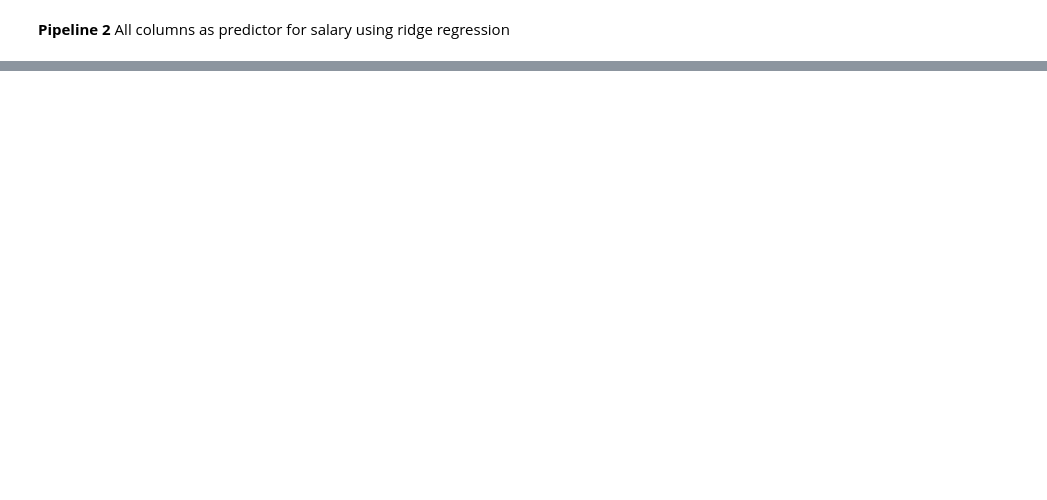
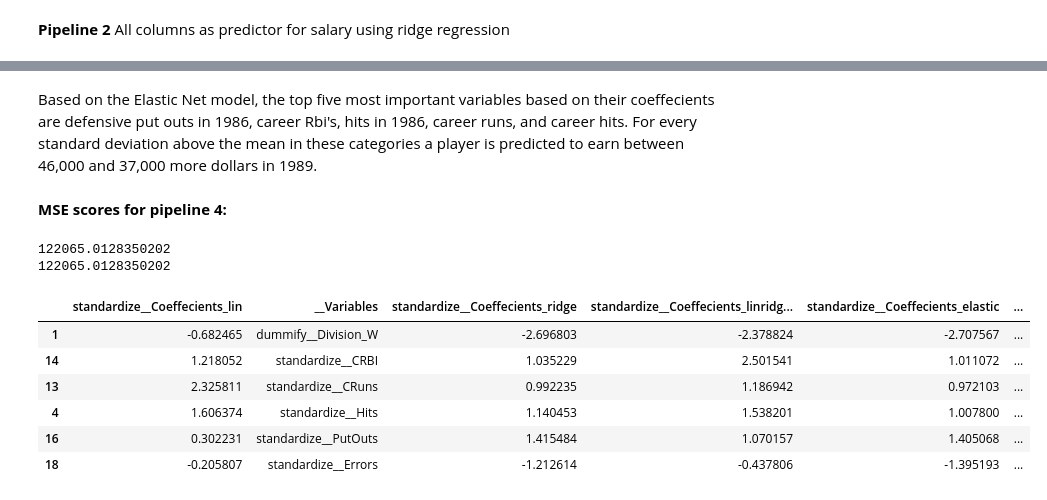
Before and after one commit to davisbove/GSB_544, a Jupyter notebook: Lab_6/lab_6.ipynb, the cells around one changed output, grey strips where cells are left out. Drawn from its saved outputs; the diff is of its cells as text; code cells hidden in the pictures; blank space fills up the shorter version.

```diff
--- a/Lab_6/lab_6.ipynb
+++ b/Lab_6/lab_6.ipynb
@@ -110,0 +119,5 @@ All columns as predictor for salary using ridge regression
+# %%
+pipeline_2_best = Pipeline(
+    [("preprocessing", ct_1),
+    ("Regression", Ridge(alpha= 100))]
+).set_output(transform= "pandas")
@@ -110,0 +227,11 @@ All columns as predictor for salary using ridge regression
+# %%
+pipeline_4_best = Pipeline(
+    [("preprocessing", ct_1),
+    ("Regression", ElasticNet(alpha= 1, l1_ratio= 0.25))]
+).set_output(transform= "pandas")
+
+#fitting to full dataset
+pipeline_4_fitted = pipeline_4_best.fit(X, y)
+coeff_4 = pipeline_4_fitted.named_steps['Regression'].coef_
+important_variables_elastic_net = pd.DataFrame({"Variables" : variable, "Coeffecients" : coeff_4, "Absolute Value" : abs(coeff_4)})
+important_variables_elastic_net.sort_values("Absolute Value", ascending= False).head()
@@ -110,0 +245,48 @@ All columns as predictor for salary using ridge regression
+# %% [markdown]
+Based on the Elastic Net model, the top five most important variables based on their coeffecients are defensive put outs in 1986, career Rbi's, hits in 1986, career runs, and career hits. For every standard deviation above the mean in these categories a player is predicted to earn between 46,000 and 37,000 more dollars in 1989.
+# %% [markdown]
+**MSE scores for pipeline 4:**
+# %%
+scores_4= - cross_val_score(pipeline_4_best, X, y, cv=5, scoring='neg_mean_squared_error')
+pipeline_4_MSE = scores_4.mean()
+print(pipeline_4_MSE)
+# %% [output]
+122065.0128350202
+122065.0128350202
+# %%
+#comparing important variables across datasets, first must standardize the coeffecients to compare variable effects across models
+
+Standardize = ColumnTransformer(
+    [
+    ("standardize", StandardScaler(), ["Coeffecients"]),
+    ("", FunctionTransformer(None), ["Variables"])
+    ], remainder= "drop"
+).set_output(transform= "pandas")
+# %%
+variables_std = Standardize.fit_transform(important_variables)
+variables_ridge_std= Standardize.fit_transform(important_variables_ridge)
+variables_lasso_std = Standardize.fit_transform(important_variables_lasso)
+variables_elastic_std = Standardize.fit_transform(important_variables_elastic_net)
+# %%
+#joining dataset
+all_variables_std = (
+    variables_std.merge(variables_ridge_std, on="__Variables", suffixes=('_lin', '_ridge'))
+       .merge(variables_lasso_std, on="__Variables", suffixes=('_linridge', '_lasso'))
+       .merge(variables_elastic_std, on="__Variables", suffixes=('_linridgelasso', '_elastic'))
+)
+
+
+all_variables_std["sum"]= ( all_variables_std["standardize__Coeffecients_lin"].abs()
+    + all_variables_std["standardize__Coeffecients_ridge"].abs()
+    + all_variables_std["standardize__Coeffecients_linridgelasso"].abs()
+    + all_variables_std["standardize__Coeffecients_elastic"].abs())
+all_variables_std.sort_values("sum", ascending=False).head(6)
+#this shows that CRBIs is the single most valuable numeric variable, while division is the most valuable categorical.
+# %% [output]
+|  | standardize__Coeffecients_lin | __Variables | standardize__Coeffecients_ridge | standardize__Coeffecients_linridg... | standardize__Coeffecients_elastic | ... |
+| 1 | -0.682465 | dummify__Division_W | -2.696803 | -2.378824 | -2.707567 | ... |
+| 14 | 1.218052 | standardize__CRBI | 1.035229 | 2.501541 | 1.011072 | ... |
+| 13 | 2.325811 | standardize__CRuns | 0.992235 | 1.186942 | 0.972103 | ... |
+| 4 | 1.606374 | standardize__Hits | 1.140453 | 1.538201 | 1.007800 | ... |
+| 16 | 0.302231 | standardize__PutOuts | 1.415484 | 1.070157 | 1.405068 | ... |
+| 18 | -0.205807 | standardize__Errors | -1.212614 | -0.437806 | -1.395193 | ... |
```
Also changed, not shown: parts of 68 cells of this notebook, 1 other file.
